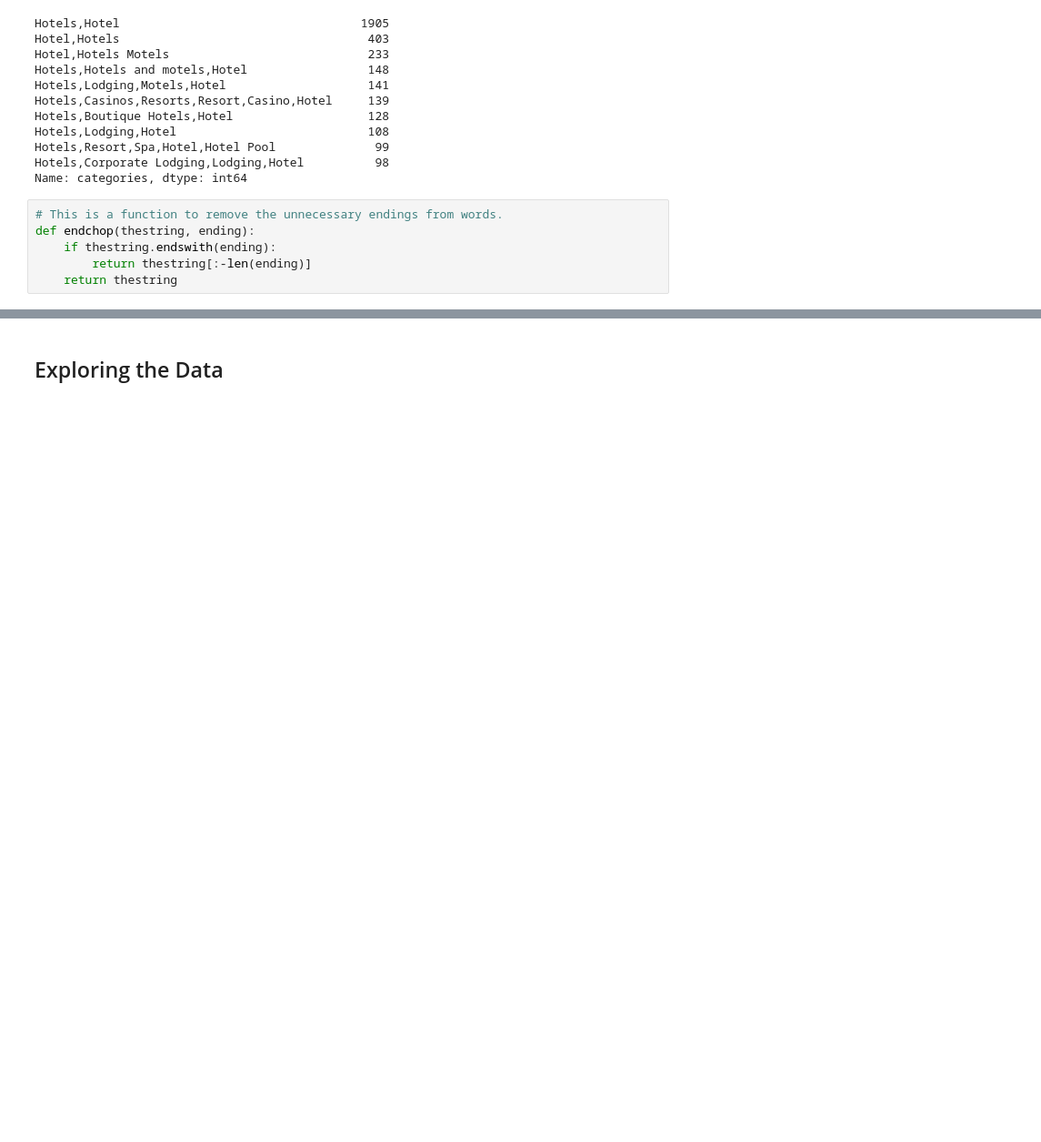
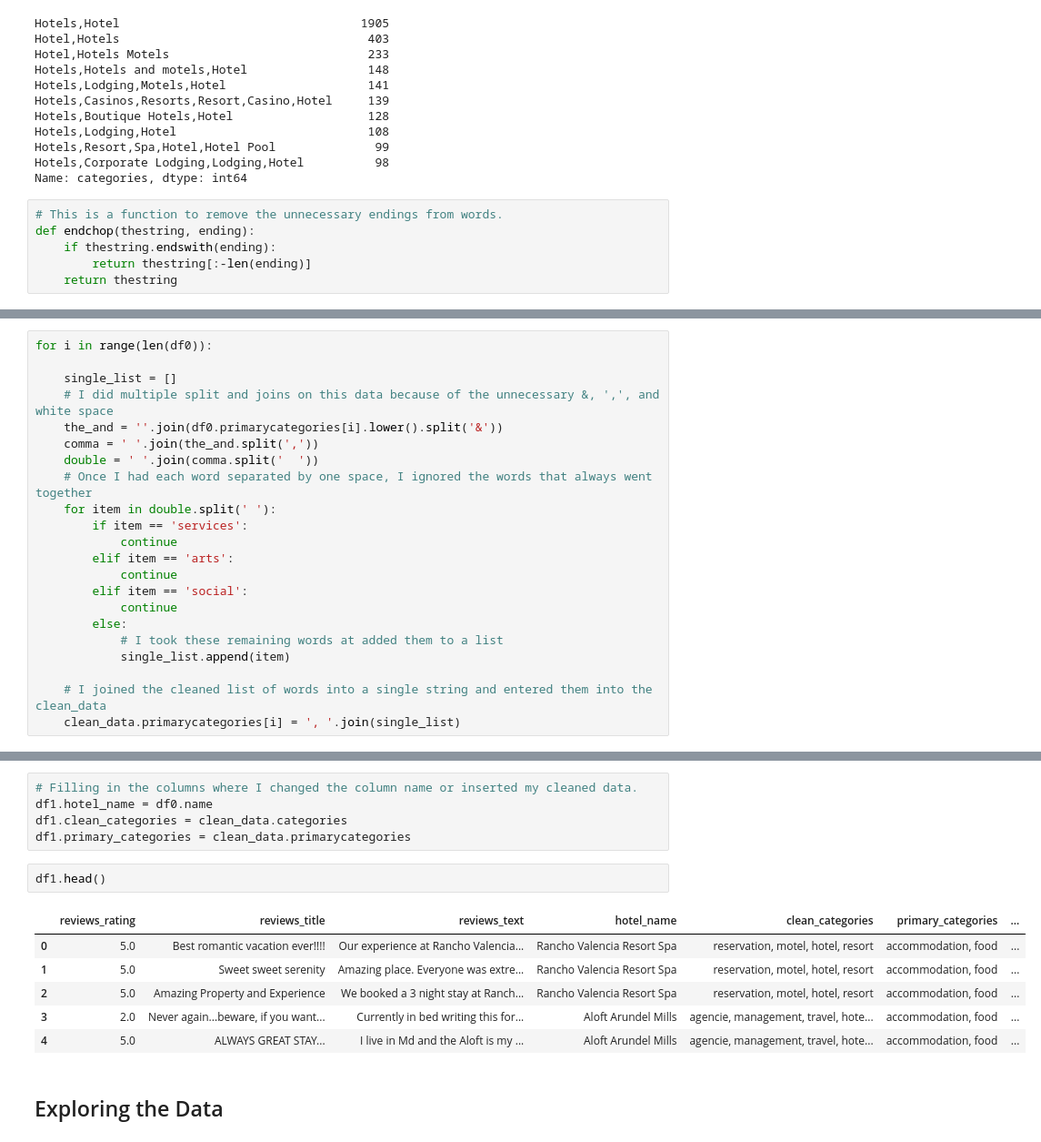
Before and after one commit to becerraperu/Hotel-Reviews-NLP, a Jupyter notebook: hotel_reviews.ipynb, the cells around one changed output, grey strips where cells are left out. Shown at 91% size. Drawn from its saved outputs; the diff is of its cells as text; blank space fills up the shorter version.

```diff
--- a/hotel_reviews.ipynb
+++ b/hotel_reviews.ipynb
@@ -217,0 +263,22 @@ clean_data.categories.value_counts().head(10)
+# %%
+for i in range(len(df0)):
+
+    single_list = []
+    # I did multiple split and joins on this data because of the unnecessary &, ',', and white space
+    the_and = ''.join(df0.primarycategories[i].lower().split('&'))
+    comma = ' '.join(the_and.split(','))
+    double = ' '.join(comma.split('  '))
+    # Once I had each word separated by one space, I ignored the words that always went together
+    for item in double.split(' '):
+        if item == 'services':
+            continue
+        elif item == 'arts':
+            continue
+        elif item == 'social':
+            continue
+        else:
+            # I took these remaining words at added them to a list
+            single_list.append(item)
+
+    # I joined the cleaned list of words into a single string and entered them into the clean_data
+    clean_data.primarycategories[i] = ', '.join(single_list)
@@ -218,3 +336,17 @@ clean_data.categories.value_counts().head(10)
+# %%
+# Filling in the columns where I changed the column name or inserted my cleaned data.
+df1.hotel_name = df0.name
+df1.clean_categories = clean_data.categories
+df1.primary_categories = clean_data.primarycategories
+# %%
+df1.head()
+# %% [output]
+|  | reviews_rating | reviews_title | reviews_text | hotel_name | clean_categories | primary_categories | ... |
+| 0 | 5.0 | Best romantic vacation ever!!!! | Our experience at Rancho Valencia... | Rancho Valencia Resort Spa | reservation, motel, hotel, resort | accommodation, food | ... |
+| 1 | 5.0 | Sweet sweet serenity | Amazing place. Everyone was extre... | Rancho Valencia Resort Spa | reservation, motel, hotel, resort | accommodation, food | ... |
+| 2 | 5.0 | Amazing Property and Experience | We booked a 3 night stay at Ranch... | Rancho Valencia Resort Spa | reservation, motel, hotel, resort | accommodation, food | ... |
+| 3 | 2.0 | Never again...beware, if you want... | Currently in bed writing this for... | Aloft Arundel Mills | agencie, management, travel, hote... | accommodation, food | ... |
+| 4 | 5.0 | ALWAYS GREAT STAY... | I live in Md and the Aloft is my ... | Aloft Arundel Mills | agencie, management, travel, hote... | accommodation, food | ... |
 # %% [markdown]
 ## Exploring the Data
 # %%
```
Also changed, not shown: parts of 15 cells of this notebook.
